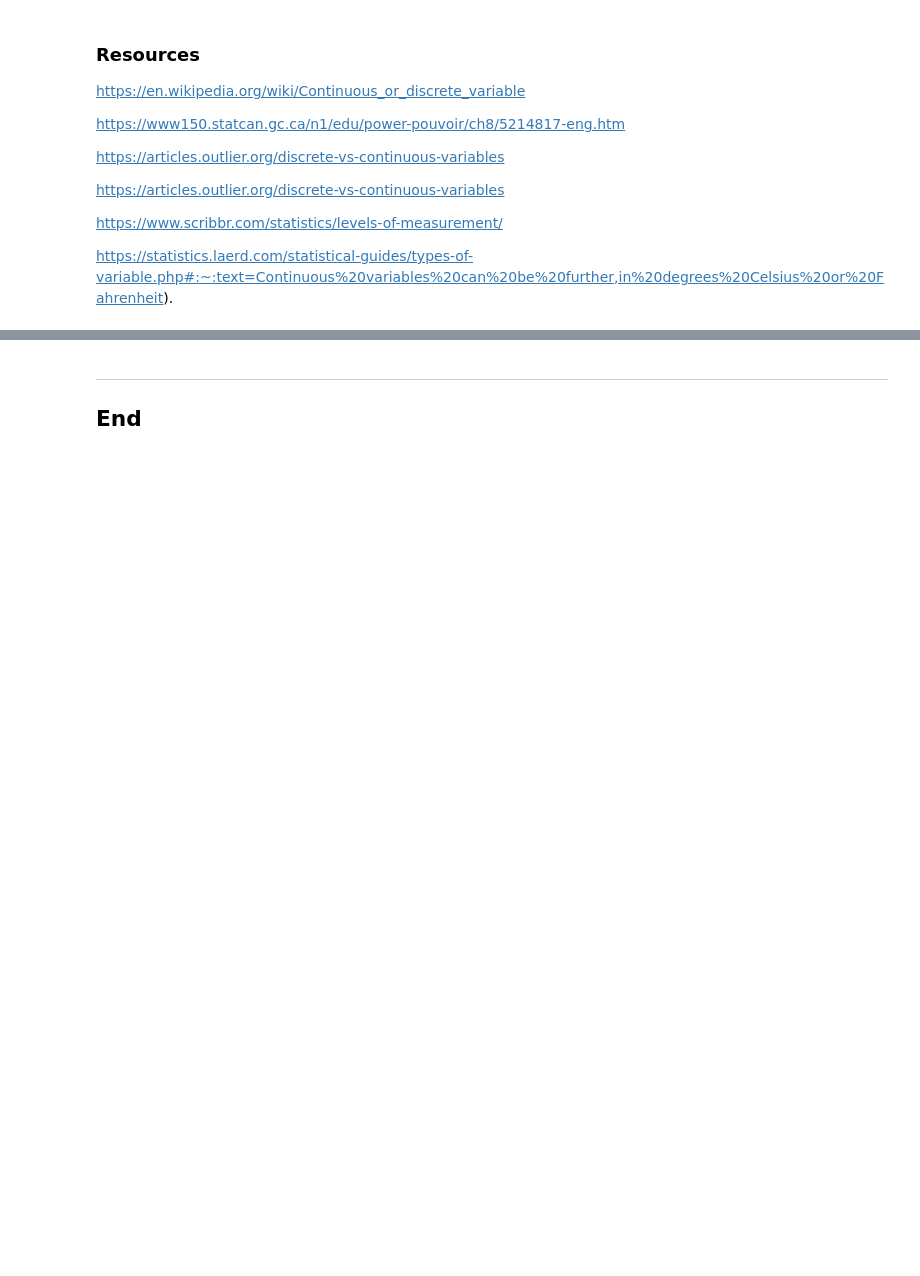
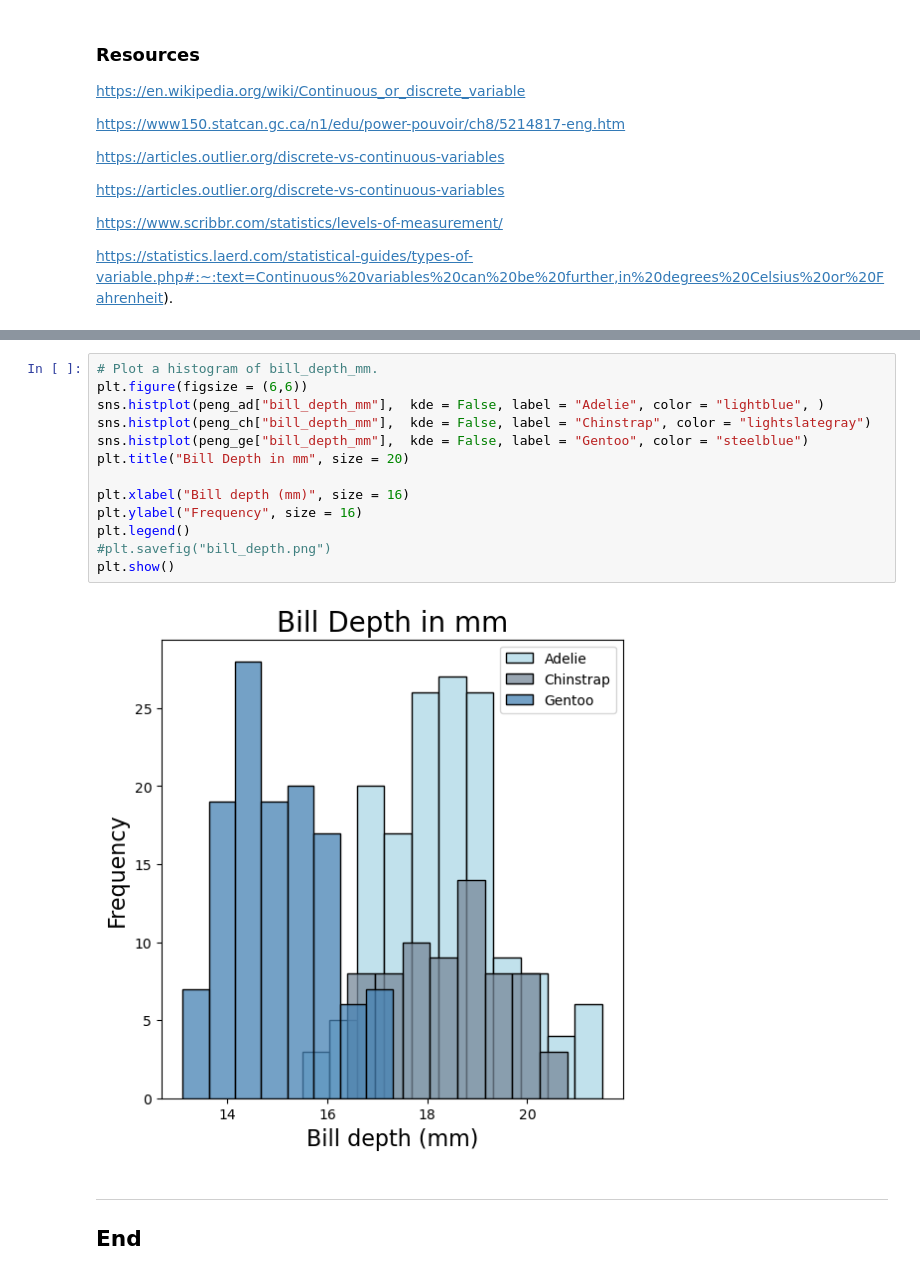
Before and after one commit to lgrealish/foda23, a Jupyter notebook: tasks.ipynb, the cells around one changed output, grey strips where cells are left out. Saved outputs shown, nothing was run; the diff lists cells and outputs as text; blank space fills up the shorter version.

```diff
--- a/tasks.ipynb
+++ b/tasks.ipynb
@@ -166,3 +240,18 @@ https://statistics.laerd.com/statistical-guides/types-of-variable.php#:~:text=Co
+# %%
+# Plot a histogram of bill_depth_mm.
+plt.figure(figsize = (6,6))
+sns.histplot(peng_ad["bill_depth_mm"],  kde = False, label = "Adelie", color = "lightblue", )
+sns.histplot(peng_ch["bill_depth_mm"],  kde = False, label = "Chinstrap", color = "lightslategray")
+sns.histplot(peng_ge["bill_depth_mm"],  kde = False, label = "Gentoo", color = "steelblue")
+plt.title("Bill Depth in mm", size = 20)
+
+plt.xlabel("Bill depth (mm)", size = 16)
+plt.ylabel("Frequency", size = 16)
+plt.legend()
+#plt.savefig("bill_depth.png")
+plt.show()
+# %% [output]
+[figure, added]
 # %% [markdown]
 ***
 ## End
```
Also changed, not shown: parts of 11 cells of this notebook.
